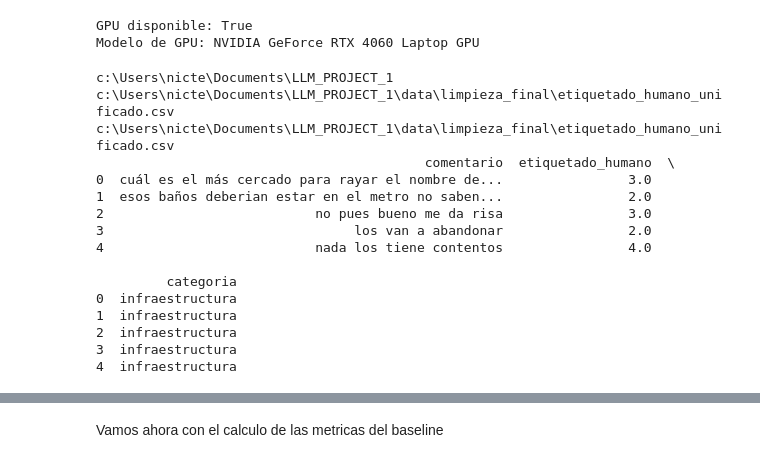
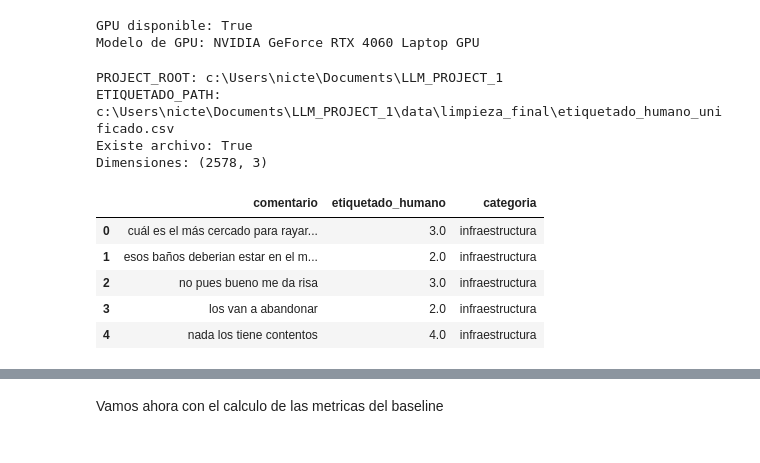
Before and after one commit to NicteSalas/LLM_PROJECT_1, a Jupyter notebook: notebooks_proyecto/Baseline.ipynb, the cells around one changed output, grey strips where cells are left out. Saved outputs shown, nothing was run; the diff lists cells and outputs as text; code cells hidden in the pictures.

Commit message:
Actualización de Baseline y descripción del notebooks_proyecto

```diff
--- a/notebooks_proyecto/Baseline.ipynb
+++ b/notebooks_proyecto/Baseline.ipynb
@@ -19,34 +44,38 @@ if torch.cuda.is_available():
 GPU disponible: True
 Modelo de GPU: NVIDIA GeForce RTX 4060 Laptop GPU
 # %%
+#Ajuste de la ruta del proyecto
+PROJECT_ROOT = Path.cwd().parent
 
-PROJECT_ROOT = Path(os.getcwd()).parent
+ETIQUETADO_PATH = (
+    PROJECT_ROOT
+    / "data"
+    / "limpieza_final"
+    / "etiquetado_humano_unificado.csv"
+)
 
-print(PROJECT_ROOT)
+print("PROJECT_ROOT:", PROJECT_ROOT)
+print("ETIQUETADO_PATH:", ETIQUETADO_PATH)
+print("Existe archivo:", ETIQUETADO_PATH.exists())
 
+if not ETIQUETADO_PATH.exists():
+    raise FileNotFoundError(
+        f"No se encontró el archivo: {ETIQUETADO_PATH}\n"
+        "Revisa que el notebook esté en la carpeta correcta o ajusta PROJECT_ROOT."
+    )
 
-ETIQUETADO_PATH = PROJECT_ROOT / "data" / "limpieza_final" / "etiquetado_humano_unificado.csv"
+corpus = pd.read_csv(ETIQUETADO_PATH, encoding="utf-8-sig")
 
-print(ETIQUETADO_PATH)
-
-corpus = pd.read_csv(ETIQUETADO_PATH, encoding = 'utf-8-sig')
-
-print(ETIQUETADO_PATH)
-print(corpus.head())
+print("Dimensiones:", corpus.shape)
+corpus.head()
 # %% [output]
-c:\Users\nicte\Documents\LLM_PROJECT_1
-c:\Users\nicte\Documents\LLM_PROJECT_1\data\limpieza_final\etiquetado_humano_unificado.csv
-c:\Users\nicte\Documents\LLM_PROJECT_1\data\limpieza_final\etiquetado_humano_unificado.csv
-                                          comentario  etiquetado_humano  \
-0  cuál es el más cercado para rayar el nombre de...                3.0
-1  esos baños deberian estar en el metro no saben...                2.0
-2                           no pues bueno me da risa                3.0
-3                                los van a abandonar                2.0
-4                           nada los tiene contentos                4.0
-
-         categoria
-0  infraestructura
-1  infraestructura
-2  infraestructura
-3  infraestructura
-4  infraestructura
+PROJECT_ROOT: c:\Users\nicte\Documents\LLM_PROJECT_1
+ETIQUETADO_PATH: c:\Users\nicte\Documents\LLM_PROJECT_1\data\limpieza_final\etiquetado_humano_unificado.csv
+Existe archivo: True
+Dimensiones: (2578, 3)
+|  | comentario | etiquetado_humano | categoria |
+| 0 | cuál es el más cercado para rayar... | 3.0 | infraestructura |
+| 1 | esos baños deberian estar en el m... | 2.0 | infraestructura |
+| 2 | no pues bueno me da risa | 3.0 | infraestructura |
+| 3 | los van a abandonar | 2.0 | infraestructura |
+| 4 | nada los tiene contentos | 4.0 | infraestructura |
```
Also changed, not shown: parts of 9 cells of this notebook, 2 other files.
